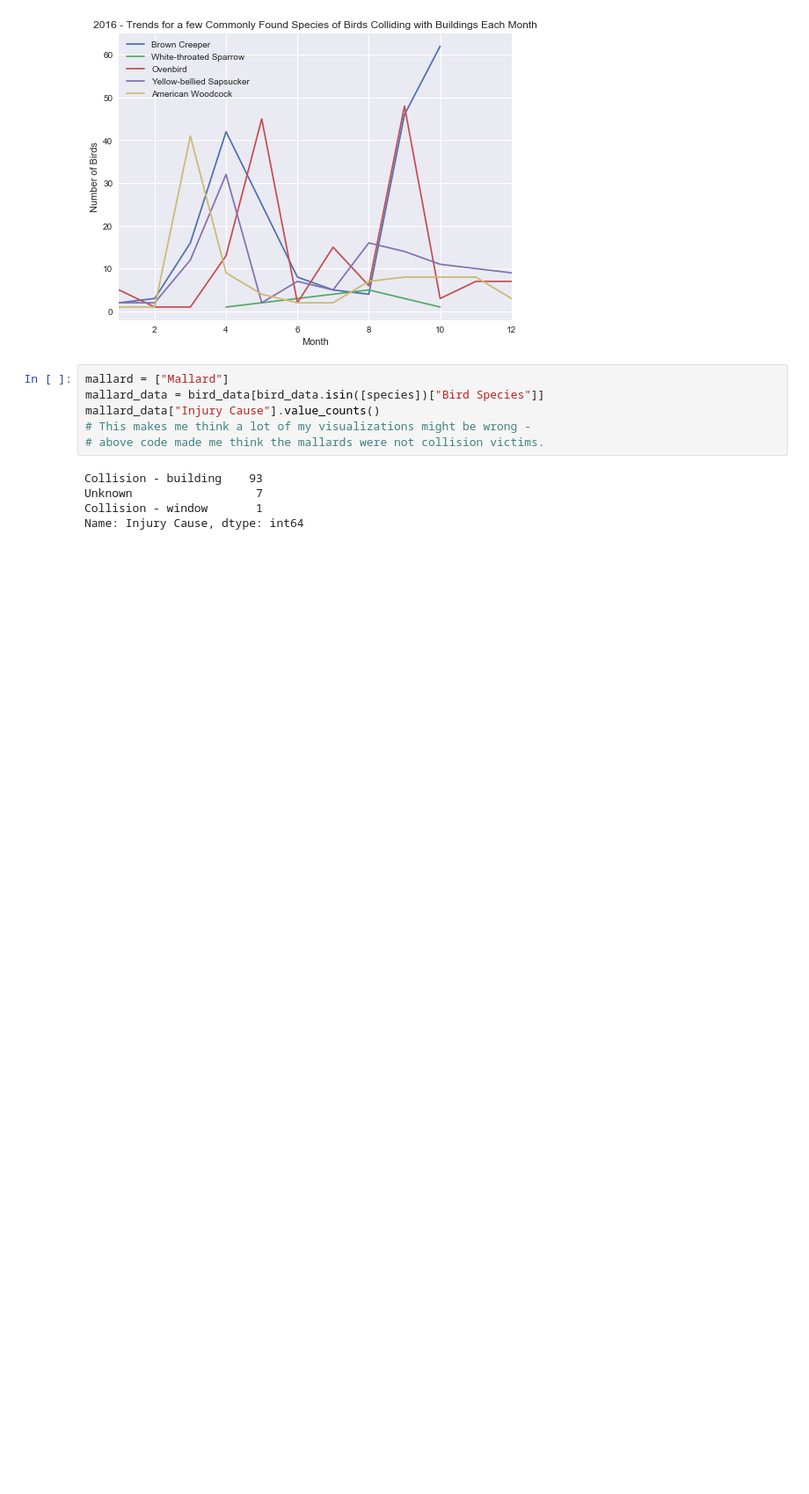
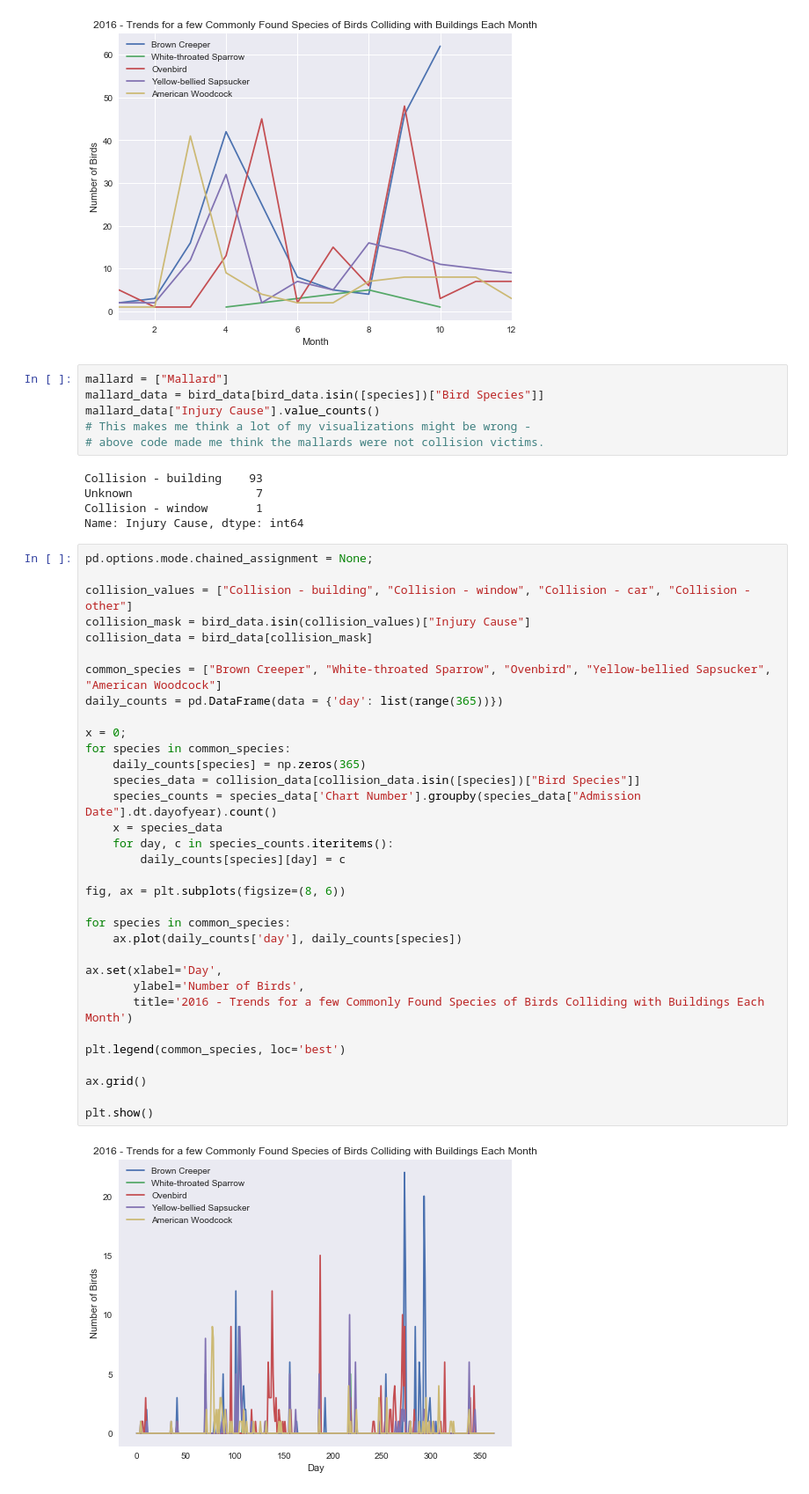
Before and after one commit to lknapp/bird-data, a Jupyter notebook: Birds.ipynb, the cells around one changed output. Shown at 88% size. Cells and saved outputs as stored; diff of their text form; blank space fills up the shorter version.

Commit message:
lk | improve migration graph for common species; still needs smoothing

```diff
--- a/Birds.ipynb
+++ b/Birds.ipynb
@@ -133,3 +133,38 @@ Collision - building    93
 Unknown                  7
 Collision - window       1
 Name: Injury Cause, dtype: int64
+# %%
+pd.options.mode.chained_assignment = None;
+
+collision_values = ["Collision - building", "Collision - window", "Collision - car", "Collision - other"]
+collision_mask = bird_data.isin(collision_values)["Injury Cause"]
+collision_data = bird_data[collision_mask]
+
+common_species = ["Brown Creeper", "White-throated Sparrow", "Ovenbird", "Yellow-bellied Sapsucker", "American Woodcock"]
+daily_counts = pd.DataFrame(data = {'day': list(range(365))})
+
+x = 0;
+for species in common_species:
+    daily_counts[species] = np.zeros(365)
+    species_data = collision_data[collision_data.isin([species])["Bird Species"]]
+    species_counts = species_data['Chart Number'].groupby(species_data["Admission Date"].dt.dayofyear).count()
+    x = species_data
+    for day, c in species_counts.iteritems():
+        daily_counts[species][day] = c
+
+fig, ax = plt.subplots(figsize=(8, 6))
+
+for species in common_species:
+    ax.plot(daily_counts['day'], daily_counts[species])
+
+ax.set(xlabel='Day',
+       ylabel='Number of Birds',
+       title='2016 - Trends for a few Commonly Found Species of Birds Colliding with Buildings Each Month')
+
+plt.legend(common_species, loc='best')
+
+ax.grid()
+
+plt.show()
+# %% [output]
+[figure, added]
```
Also changed, not shown: parts of 1 cell of this notebook.
